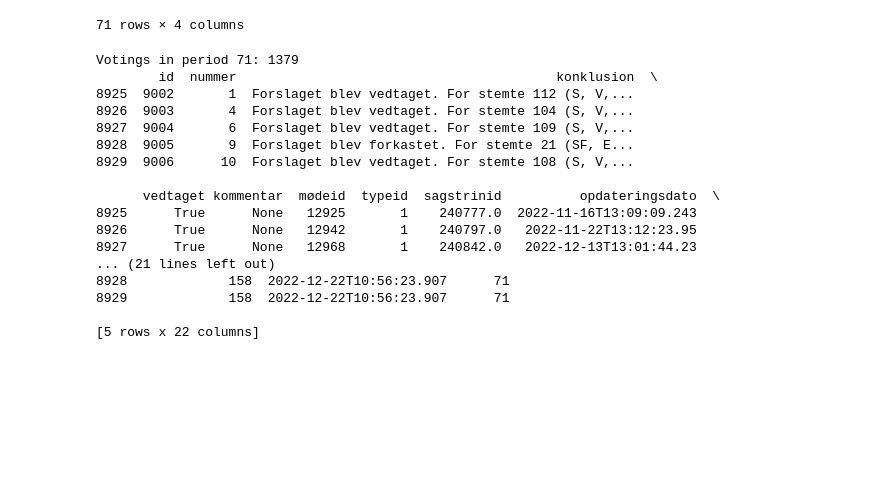
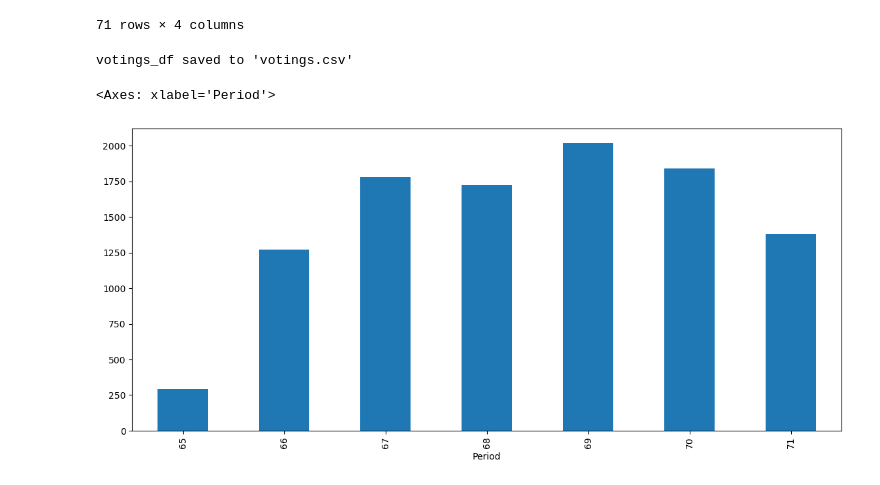
Before and after one commit to Somon8/social_graphs_25, a Jupyter notebook: Final Project/Building votings dataframes.ipynb, the cells around one changed output. Saved outputs shown, nothing was run; the diff lists cells and outputs as text; code cells hidden in the pictures; blank space fills up the shorter version.

```diff
--- a/Final Project/Building votings dataframes.ipynb
+++ b/Final Project/Building votings dataframes.ipynb
@@ -487,19 +294,34 @@ periods_df
 # Convert Møde.dato to datetime
 votings_df['Møde.dato'] = pd.to_datetime(votings_df['Møde.dato'])
 
-# Convert periods_df date range to start and end dates
+# Create a mapping of Danish months to English
+danish_months = {
+    'januar': 'January', 'februar': 'February', 'marts': 'March',
+    'april': 'April', 'maj': 'May', 'juni': 'June',
+    'juli': 'July', 'august': 'August', 'september': 'September',
+    'oktober': 'October', 'november': 'November', 'december': 'December'
+}
+
 def parse_date_range(date_range):
     dates = date_range.split(' – ')
     return dates[0].strip(), dates[1].strip()
+
+def convert_danish_to_english(date_str):
+    """Convert Danish month names to English."""
+    for danish, english in danish_months.items():
+        date_str = date_str.replace(danish, english)
+    return date_str
 
 # Create a mapping of periods with their date ranges
 periods_df['start_date'] = periods_df['Date Range'].apply(lambda x: parse_date_range(x)[0])
 periods_df['end_date'] = periods_df['Date Range'].apply(lambda x: parse_date_range(x)[1])
 
-# Convert to datetime, handling "nu" (now) specially
-periods_df['start_date'] = pd.to_datetime(periods_df['start_date'], format='%d. %B %Y', errors='coerce')
+# Convert to datetime
+periods_df['start_date'] = periods_df['start_date'].apply(
+    lambda x: pd.to_datetime(convert_danish_to_english(x), format='%d. %B %Y', errors='coerce')
+)
 periods_df['end_date'] = periods_df['end_date'].apply(
-    lambda x: pd.Timestamp.now() if x == 'nu' else pd.to_datetime(x, format='%d. %B %Y', errors='coerce')
+    lambda x: pd.Timestamp.now() if x == 'nu' else pd.to_datetime(convert_danish_to_english(x), format='%d. %B %Y', errors='coerce')
 )
 
 # Function to find the period for a given date
@@ -511,27 +333,3 @@ def find_period(vote_date):
 
 # Add period column
 votings_df['Period'] = votings_df['Møde.dato'].apply(find_period)
-# %%
-# Filter votings_df for only the last period (71)
-votings_df_period_71 = votings_df[votings_df['Period'] == '71']
-
-print(f"Votings in period 71: {len(votings_df_period_71)}")
-print(votings_df_period_71.head())
-# %% [output]
-Votings in period 71: 1379
-        id  nummer                                         konklusion  \
-8925  9002       1  Forslaget blev vedtaget. For stemte 112 (S, V,...
-8926  9003       4  Forslaget blev vedtaget. For stemte 104 (S, V,...
-8927  9004       6  Forslaget blev vedtaget. For stemte 109 (S, V,...
-8928  9005       9  Forslaget blev forkastet. For stemte 21 (SF, E...
-8929  9006      10  Forslaget blev vedtaget. For stemte 108 (S, V,...
-
-      vedtaget kommentar  mødeid  typeid  sagstrinid          opdateringsdato  \
-8925      True      None   12925       1    240777.0  2022-11-16T13:09:09.243
-8926      True      None   12942       1    240797.0   2022-11-22T13:12:23.95
-8927      True      None   12968       1    240842.0   2022-12-13T13:01:44.23
-... (21 lines left out)
-8928             158  2022-12-22T10:56:23.907      71
-8929             158  2022-12-22T10:56:23.907      71
-
-[5 rows x 22 columns]
@@ -539,0 +336,5 @@ votings_df_period_71
+# %%
+votings_df.to_csv('votings.csv', index=False)
+print("votings_df saved to 'votings.csv'")
+# %% [output]
+votings_df saved to 'votings.csv'
@@ -539,0 +343,5 @@ votings_df_period_71
+# %%
+votings_df['Period'].value_counts().sort_index().plot(kind='bar', figsize=(14, 6))
+# %% [output]
+<Axes: xlabel='Period'>
+[figure, added]
```
Also changed, not shown: parts of 8 cells of this notebook.
